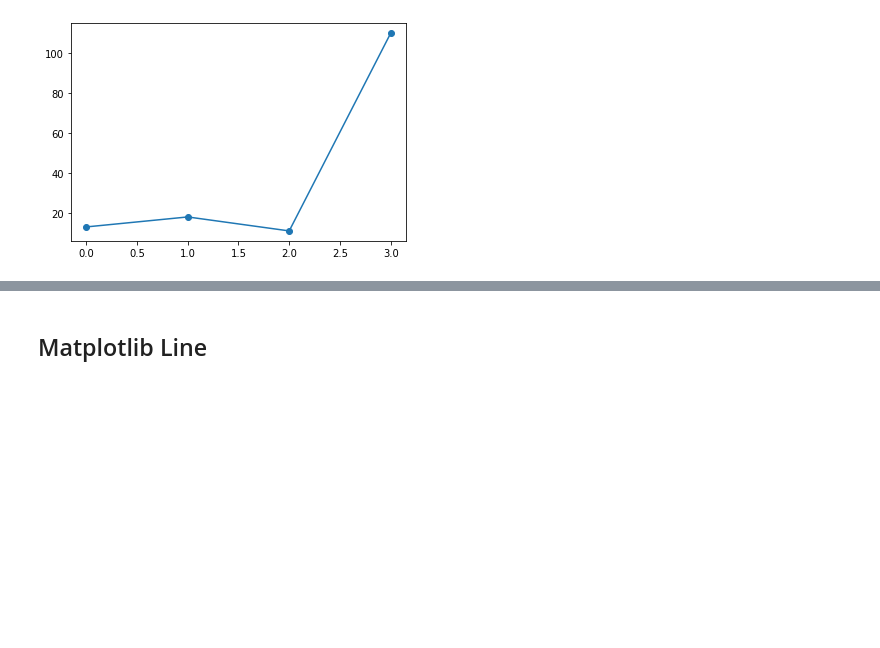
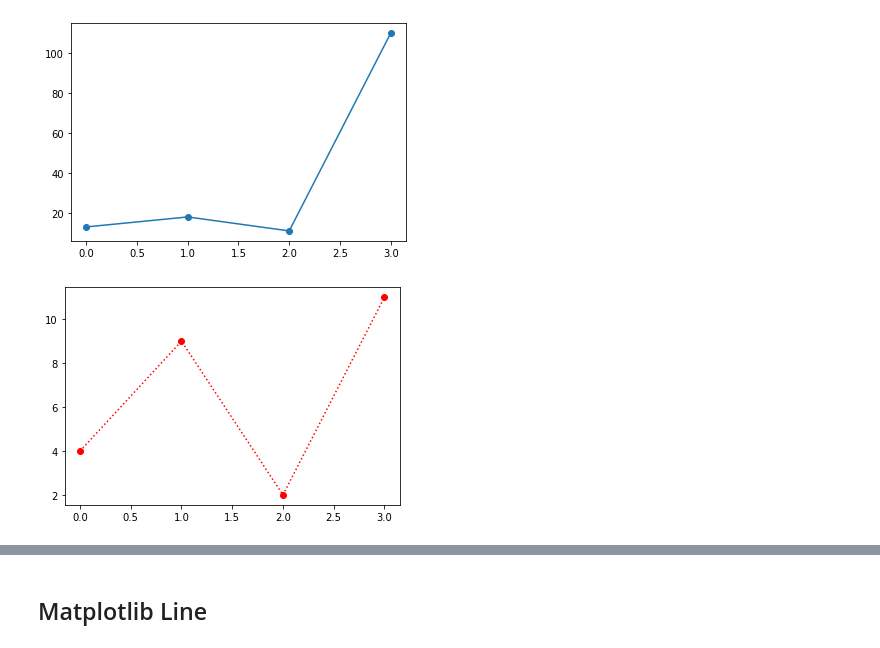
Before and after one commit to Pulisai1704/Python, a Jupyter notebook: Plotting1704.ipynb, the cells around one changed output, grey strips where cells are left out. Saved outputs shown, nothing was run; the diff lists cells and outputs as text; code cells hidden in the pictures; blank space fills up the shorter version.

```diff
--- a/Plotting1704.ipynb
+++ b/Plotting1704.ipynb
@@ -88,3 +88,11 @@ plt.plot(ypoints, marker = 'o')
 plt.show()
 # %% [output]
 [figure]
+# %%
+import matplotlib.pyplot as plt
+import numpy as np
+ypoints = np.array([4, 9, 2, 11])
+plt.plot(ypoints, 'o:r')
+plt.show()
+# %% [output]
+[figure, added]
```
Also changed, not shown: parts of 49 cells of this notebook.
